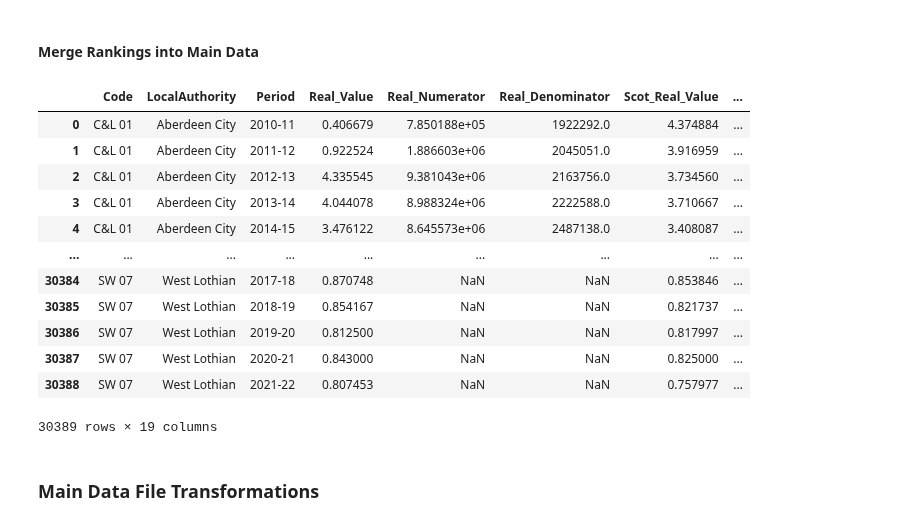
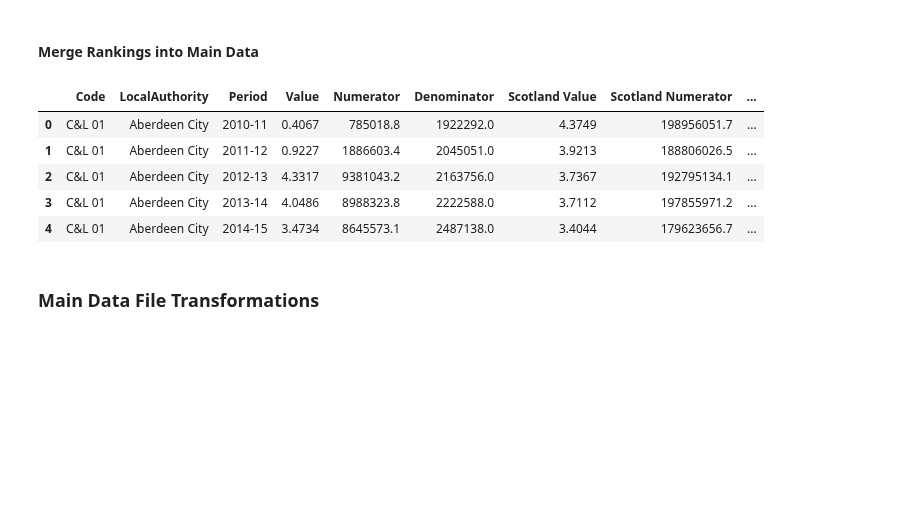
Before and after one commit to SC-TPP/LGBF, a Jupyter notebook: Transform LGBF Data File.ipynb, the cells around one changed output. Cells and saved outputs as stored; diff of their text form; code cells hidden in the pictures; blank space fills up the shorter version.

Commit message:
Altered to Include Cash, Monthly and Quarterly Data

```diff
--- a/Transform LGBF Data File.ipynb
+++ b/Transform LGBF Data File.ipynb
@@ -9,6 +9,9 @@ import math
 # %% [markdown]
 ### Load data from CSVs
 # %%
-data = pd.read_csv('C:\\Users\\lowsona\\Desktop\\LGBF_Data_Table.csv')
+real_data = pd.read_csv('Raw Data Files\\LGBF_Data_Table_Real.csv')
+cash_data = pd.read_csv('Raw Data Files\\LGBF_Data_Table_Cash.csv')
+monthly_data = pd.read_csv('Raw Data Files\\LGBF_Data_Table_Monthly_Data.csv')
+quarterly_data = pd.read_csv('Raw Data Files\\LGBF_Data_Table_Quarterly_Data.csv')
 info = pd.read_csv('Data Files\\Indicator Information.csv')
 fg = pd.read_csv('Data Files\\Family Groups.csv')
@@ -14,0 +48,3 @@ fg = pd.read_csv('Data Files\\Family Groups.csv')
+# %%
+data = real_data.append([cash_data, monthly_data, quarterly_data], ignore_index=True)
+data
@@ -376,16 +450,17 @@ ScotRanks = merged_data[[
                 'Code',
                 'LocalAuthority',
                 'Period',
-                'Real_Value',
-                'Ranking_GoldilocksMidpoint'
+                'Value',
+                'Ranking_GoldilocksMidpoint',
+                'Data Type'
             ]]
 ScotRanks = ScotRanks.copy(deep=True)
 ScotRanksGoldi = ScotRanks.copy(deep=True)
 
-ScotRanks['ScotRank_Desc'] = ScotRanks.groupby(['Code', 'Period'])['Real_Value'].rank('min', ascending=False).astype(int)
-ScotRanks['ScotRank_Asc'] = ScotRanks.groupby(['Code', 'Period'])['Real_Value'].rank('min', ascending=True).astype(int)
-ScotRanks['ScotRank_Desc_Pct'] = ScotRanks.groupby(['Code', 'Period'])['Real_Value'].rank('min', ascending=False, pct=True).astype(float)
-ScotRanks['ScotRank_Asc_Pct'] = ScotRanks.groupby(['Code', 'Period'])['Real_Value'].rank('min', ascending=True, pct=True).astype(float)
+ScotRanks['ScotRank_Desc'] = ScotRanks.groupby(['Code', 'Period', 'Data Type'])['Value'].rank('min', ascending=False).astype(int)
+ScotRanks['ScotRank_Asc'] = ScotRanks.groupby(['Code', 'Period', 'Data Type'])['Value'].rank('min', ascending=True).astype(int)
+ScotRanks['ScotRank_Desc_Pct'] = ScotRanks.groupby(['Code', 'Period','Data Type'])['Value'].rank('min', ascending=False, pct=True).astype(float)
+ScotRanks['ScotRank_Asc_Pct'] = ScotRanks.groupby(['Code', 'Period', 'Data Type'])['Value'].rank('min', ascending=True, pct=True).astype(float)
 
 
 def distance(Current, Previous):
@@ -395,15 +470,15 @@ def DifferenceFromGoldilocksMidPoint(df):
     if df['Ranking_GoldilocksMidpoint'] == None:
         return None
     else:
-        return abs(distance(df['Real_Value'], df['Ranking_GoldilocksMidpoint']))
+        return abs(distance(df['Value'], df['Ranking_GoldilocksMidpoint']))
 
 
 ScotRanksGoldi['AbsoluteDifferenceFromGoldilocksMidPoint'] = ScotRanks.apply(DifferenceFromGoldilocksMidPoint, axis=1)
 ScotRanksGoldi = ScotRanksGoldi[pd.notnull(ScotRanksGoldi['AbsoluteDifferenceFromGoldilocksMidPoint'])]
-ScotRanksGoldi['ScotRank_Goldi'] = ScotRanksGoldi.groupby(['Code', 'Period'])['AbsoluteDifferenceFromGoldilocksMidPoint'].rank('min', ascending=True).astype(int)
-ScotRanksGoldi['ScotRank_Goldi_Pct'] = ScotRanksGoldi.groupby(['Code', 'Period'])['AbsoluteDifferenceFromGoldilocksMidPoint'].rank('min', ascending=True, pct=True).astype(float)
+ScotRanksGoldi['ScotRank_Goldi'] = ScotRanksGoldi.groupby(['Code', 'Period', 'Data Type'])['AbsoluteDifferenceFromGoldilocksMidPoint'].rank('min', ascending=True).astype(int)
+ScotRanksGoldi['ScotRank_Goldi_Pct'] = ScotRanksGoldi.groupby(['Code', 'Period', 'Data Type'])['AbsoluteDifferenceFromGoldilocksMidPoint'].rank('min', ascending=True, pct=True).astype(float)
 
-ScotRanks = ScotRanks.merge(ScotRanksGoldi[['Code', 'Period', 'LocalAuthority', 'ScotRank_Goldi', 'ScotRank_Goldi_Pct']], how='left', on=['Code', 'Period', 'LocalAuthority'], suffixes=('_ScotRank', '_Goldi'))
+ScotRanks = ScotRanks.merge(ScotRanksGoldi[['Code', 'Period', 'LocalAuthority', 'ScotRank_Goldi', 'ScotRank_Goldi_Pct', 'Data Type']], how='left', on=['Code', 'Period', 'LocalAuthority', 'Data Type'], suffixes=('_ScotRank', '_Goldi'))
 
 ScotRanks = ScotRanks.merge(info, how='left', left_on='Code', right_on='Code_Sortable')
 
@@ -441,7 +516,8 @@ ScotRanks = ScotRanks[[
     'LocalAuthority',
     'Period',
     'ScotRank',
-    'ScotPct'
+    'ScotPct',
+    'Data Type'
 ]]
 
 ScotRanks = ScotRanks.rename(columns={'Code_x': 'Code'})
@@ -464,23 +540,16 @@ ScotRanks
 # %% [markdown]
 #### Merge Rankings into Main Data
 # %%
-IndicatorDataMain = merged_data.merge(FamilyRanks,how = 'left', on = ['Code', 'LocalAuthority', 'Period'])
-IndicatorDataMain = IndicatorDataMain.merge(ScotRanks, how='left', on=['Code', 'LocalAuthority', 'Period'])
-IndicatorDataMain
+IndicatorDataMain = merged_data.merge(FamilyRanks, how='left', on=['Code', 'LocalAuthority', 'Period', 'Data Type'])
+IndicatorDataMain = IndicatorDataMain.merge(ScotRanks, how='left', on=['Code', 'LocalAuthority', 'Period', 'Data Type'])
+IndicatorDataMain.head(5)
 # %% [output]
-|  | Code | LocalAuthority | Period | Real_Value | Real_Numerator | Real_Denominator | Scot_Real_Value | ... |
-| 0 | C&L 01 | Aberdeen City | 2010-11 | 0.406679 | 7.850188e+05 | 1922292.0 | 4.374884 | ... |
-| 1 | C&L 01 | Aberdeen City | 2011-12 | 0.922524 | 1.886603e+06 | 2045051.0 | 3.916959 | ... |
-| 2 | C&L 01 | Aberdeen City | 2012-13 | 4.335545 | 9.381043e+06 | 2163756.0 | 3.734560 | ... |
-| 3 | C&L 01 | Aberdeen City | 2013-14 | 4.044078 | 8.988324e+06 | 2222588.0 | 3.710667 | ... |
-| 4 | C&L 01 | Aberdeen City | 2014-15 | 3.476122 | 8.645573e+06 | 2487138.0 | 3.408087 | ... |
-| ... | ... | ... | ... | ... | ... | ... | ... | ... |
-| 30384 | SW 07 | West Lothian | 2017-18 | 0.870748 | NaN | NaN | 0.853846 | ... |
-| 30385 | SW 07 | West Lothian | 2018-19 | 0.854167 | NaN | NaN | 0.821737 | ... |
-| 30386 | SW 07 | West Lothian | 2019-20 | 0.812500 | NaN | NaN | 0.817997 | ... |
-| 30387 | SW 07 | West Lothian | 2020-21 | 0.843000 | NaN | NaN | 0.825000 | ... |
-| 30388 | SW 07 | West Lothian | 2021-22 | 0.807453 | NaN | NaN | 0.757977 | ... |
+|  | Code | LocalAuthority | Period | Value | Numerator | Denominator | Scotland Value | Scotland Numerator | ... |
+| 0 | C&L 01 | Aberdeen City | 2010-11 | 0.4067 | 785018.8 | 1922292.0 | 4.3749 | 198956051.7 | ... |
+| 1 | C&L 01 | Aberdeen City | 2011-12 | 0.9227 | 1886603.4 | 2045051.0 | 3.9213 | 188806026.5 | ... |
+| 2 | C&L 01 | Aberdeen City | 2012-13 | 4.3317 | 9381043.2 | 2163756.0 | 3.7367 | 192795134.1 | ... |
+| 3 | C&L 01 | Aberdeen City | 2013-14 | 4.0486 | 8988323.8 | 2222588.0 | 3.7112 | 197855971.2 | ... |
+| 4 | C&L 01 | Aberdeen City | 2014-15 | 3.4734 | 8645573.1 | 2487138.0 | 3.4044 | 179623656.7 | ... |
-30389 rows × 19 columns
 # %% [markdown]
 ### Main Data File Transformations
 # %% [markdown]
```
Also changed, not shown: parts of 26 cells of this notebook, 10 other files.
